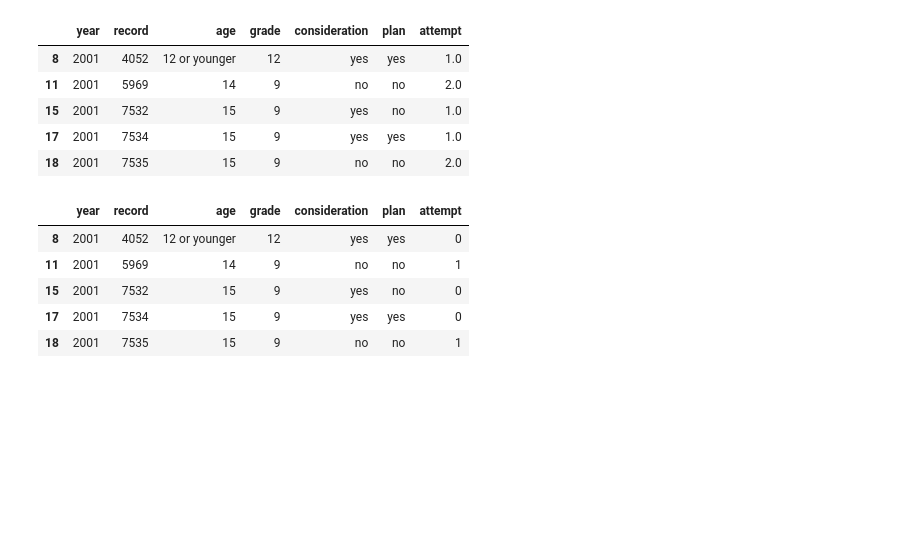
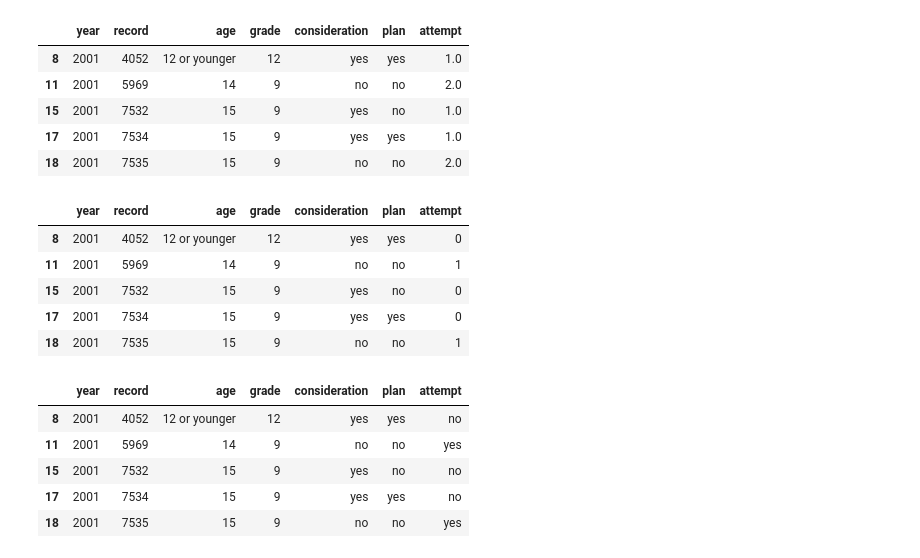
Before and after one commit to j89livingston/FSPC_Dashboard, a Jupyter notebook: Resources/Attempt Suicide High School/High School Attempt.ipynb, the cells around one changed output. Drawn from its saved outputs; the diff is of its cells as text; code cells hidden in the pictures; blank space fills up the shorter version.

Commit message:
clean high school attempts

```diff
--- a/Resources/Attempt Suicide High School/High School Attempt.ipynb
+++ b/Resources/Attempt Suicide High School/High School Attempt.ipynb
@@ -177,5 +177,19 @@ new_high_df.head()
 | 15 | 2001 | 7532 | 15 | 9 | yes | no | 0 |
 | 17 | 2001 | 7534 | 15 | 9 | yes | yes | 0 |
 | 18 | 2001 | 7535 | 15 | 9 | no | no | 1 |
+# %%
+#Reflect yes or no to attempt suicide. We are not using the actual number of attempts
+#to match the middle school survey; therefore any attempts =O will be "no"
+#any attempts >=1 will be "yes"
+new_high_df['attempt'].replace(['0', '1', '2 or 3', '4 or 5', '6 or more'
+                                                    ],['no', 'yes', 'yes', 'yes', 'yes'], inplace=True)
+new_high_df.head()
+# %% [output]
+|  | year | record | age | grade | consideration | plan | attempt |
+| 8 | 2001 | 4052 | 12 or younger | 12 | yes | yes | no |
+| 11 | 2001 | 5969 | 14 | 9 | no | no | yes |
+| 15 | 2001 | 7532 | 15 | 9 | yes | no | no |
+| 17 | 2001 | 7534 | 15 | 9 | yes | yes | no |
+| 18 | 2001 | 7535 | 15 | 9 | no | no | yes |
 # %%
 #Export new dataframe to CSV file
```
Also changed, not shown: parts of 2 cells of this notebook, 1 other file.
